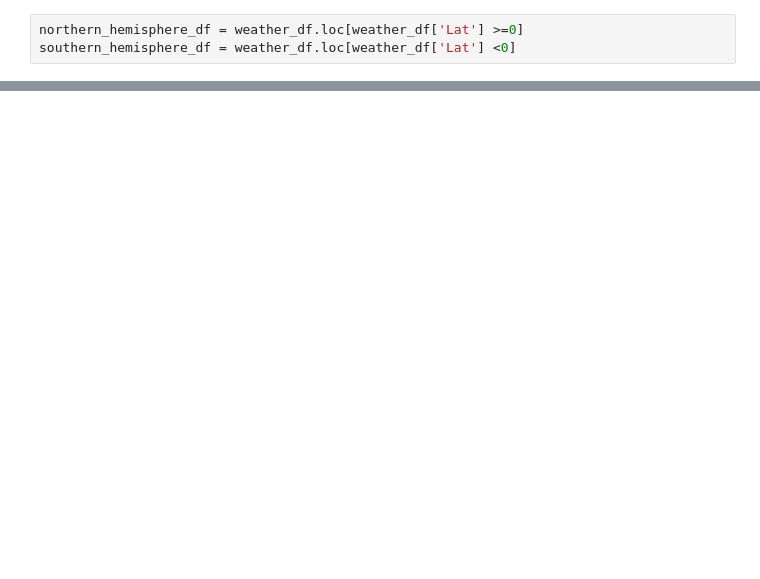
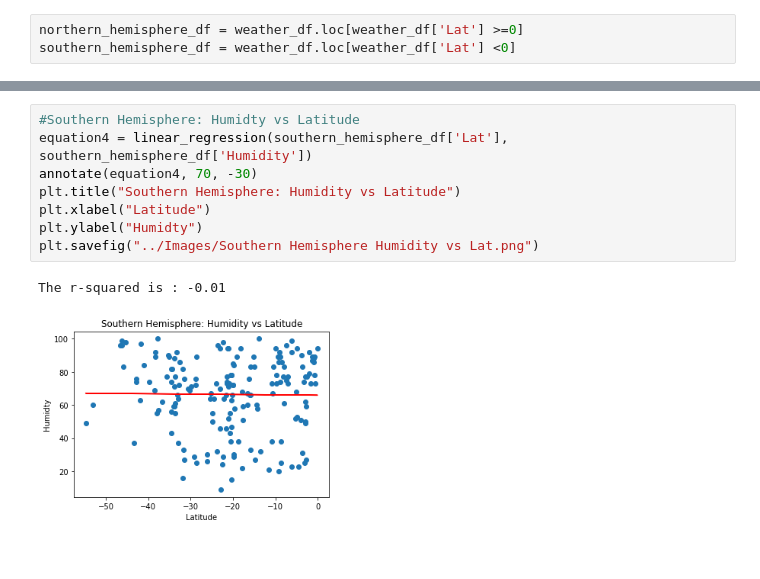
Before and after one commit to Brack1345/python-api-challenge, a Jupyter notebook: WeatherPy/WeatherPy.ipynb, the cells around one changed output, grey strips where cells are left out. Cells and saved outputs as stored; diff of their text form; blank space fills up the shorter version.

```diff
--- a/WeatherPy/WeatherPy.ipynb
+++ b/WeatherPy/WeatherPy.ipynb
@@ -241,0 +289,11 @@ southern_hemisphere_df.head(10)
+# %%
+#Southern Hemisphere: Humidty vs Latitude
+equation4 = linear_regression(southern_hemisphere_df['Lat'], southern_hemisphere_df['Humidity'])
+annotate(equation4, 70, -30)
+plt.title("Southern Hemisphere: Humidity vs Latitude")
+plt.xlabel("Latitude")
+plt.ylabel("Humidty")
+plt.savefig("../Images/Southern Hemisphere Humidity vs Lat.png")
+# %% [output]
+The r-squared is : -0.01
+[figure, added]
```
Also changed, not shown: parts of 19 cells of this notebook, 12 other files.
